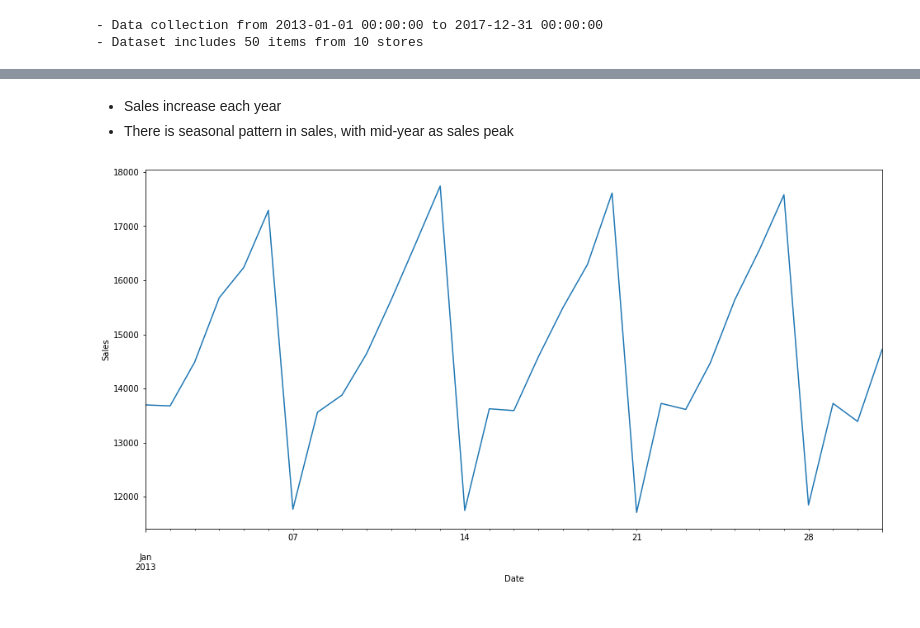
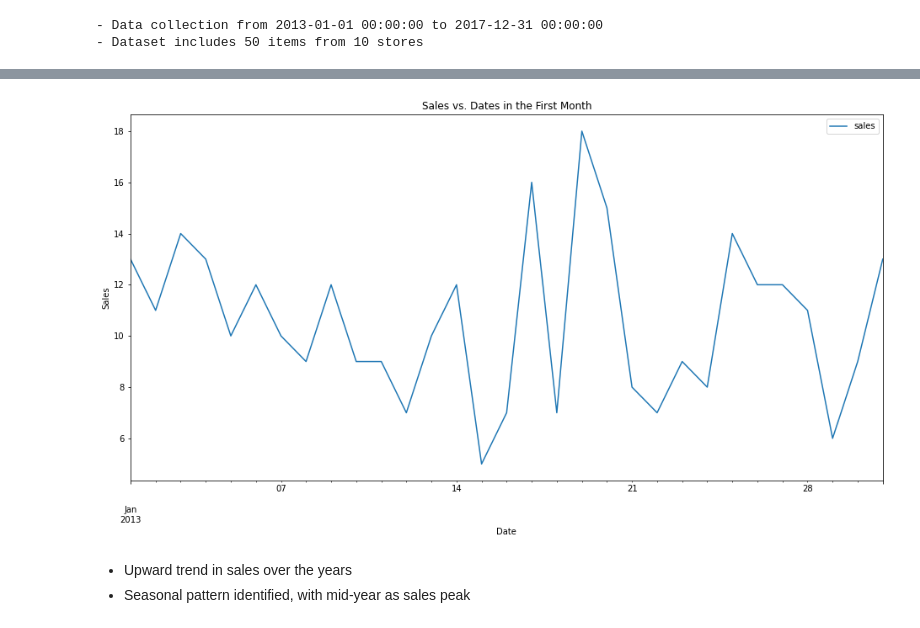
Before and after one commit to KaiFormosa/Sales_Demand_Forecast, a Jupyter notebook: Sales_Demand_Forecast.ipynb, the cells around one changed output, grey strips where cells are left out. Saved outputs shown, nothing was run; the diff lists cells and outputs as text; code cells hidden in the pictures.

```diff
--- a/Sales_Demand_Forecast.ipynb
+++ b/Sales_Demand_Forecast.ipynb
@@ -72,10 +88,11 @@ plt.show();
+# %%
+df_train[:31].plot('date', 'sales', figsize=(16, 8))
+plt.xlabel('Date')
+plt.ylabel('Sales')
+plt.title('Sales vs. Dates in the First Month')
+plt.show();
+# %% [output]
+[figure, added]
 # %% [markdown]
-- Sales increase each year
-- There is seasonal pattern in sales, with mid-year as sales peak
+- Upward trend in sales over the years
+- Seasonal pattern identified, with mid-year as sales peak
-# %%
-df_sum[:31]['sales'].plot(figsize=(16,8))
-plt.ylabel('Sales')
-plt.xlabel('Date')
-plt.show();
-# %% [output]
-[figure, removed]
```
Also changed, not shown: parts of 8 cells of this notebook.
